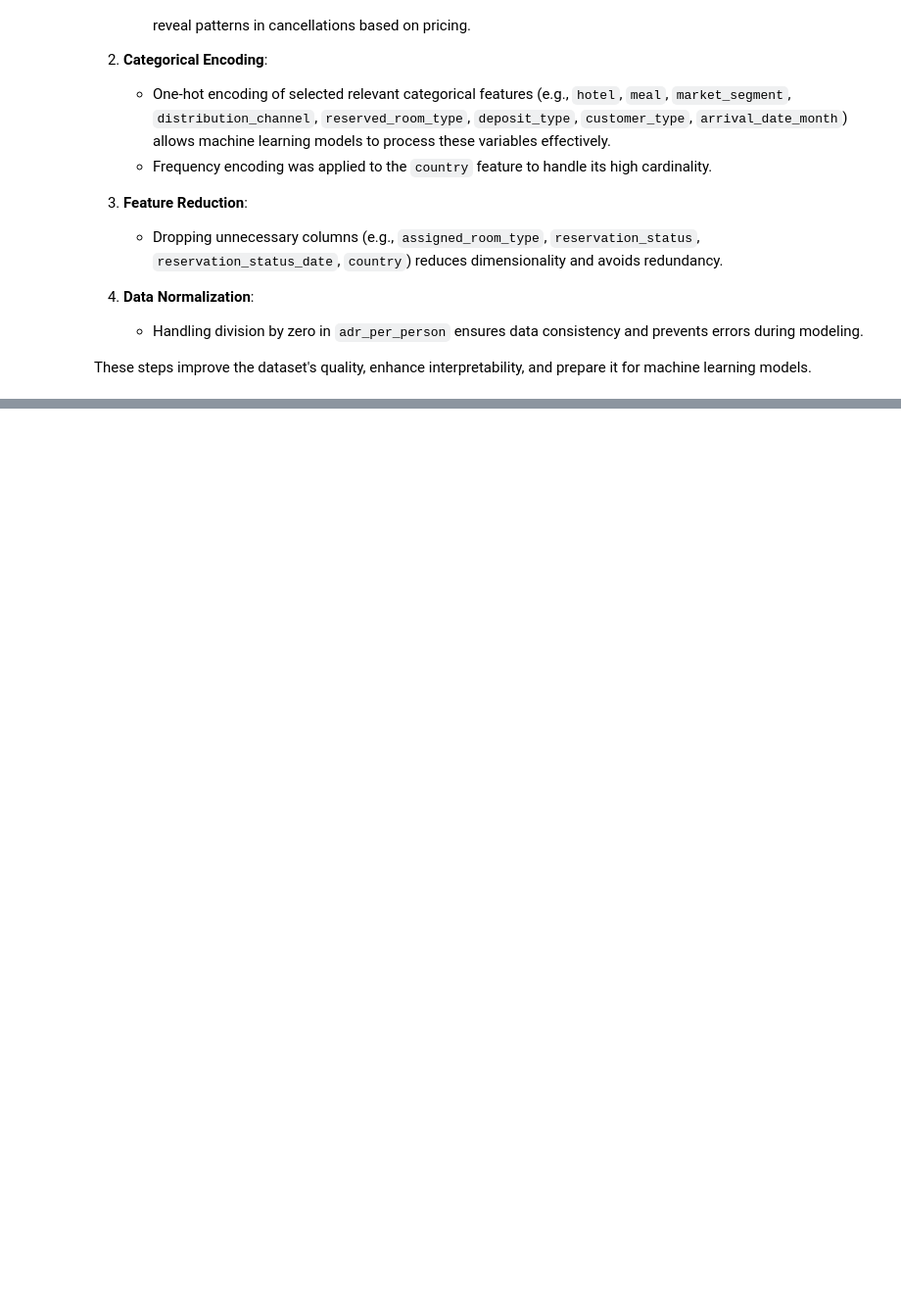
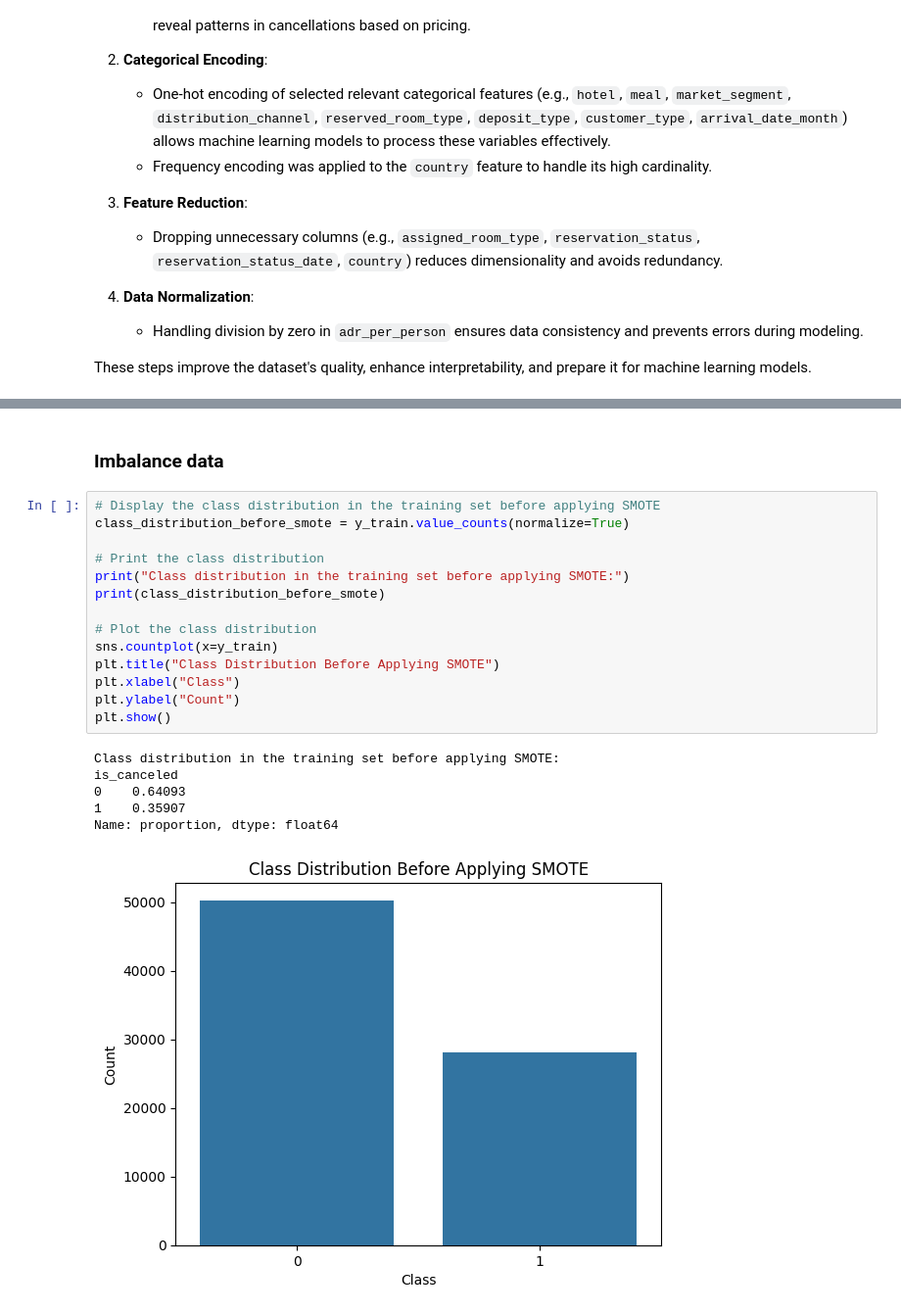
Before and after one commit to EitanKatz1/Hotel_bookin_demand, a Jupyter notebook: Hotel_bookin_demand_EDA.ipynb, the cells around one changed output, grey strips where cells are left out. Shown at 98% size. Drawn from its saved outputs; the diff is of its cells as text; blank space fills up the shorter version.

Commit message:
Add imbalance data and scale

```diff
--- a/Hotel_bookin_demand_EDA.ipynb
+++ b/Hotel_bookin_demand_EDA.ipynb
@@ -661,2 +671,25 @@ Note: you may need to restart the kernel to use updated packages.
 Training set size: (78447, 63)
 Testing set size: (19612, 63)
+# %% [markdown]
+### Imbalance data
+# %%
+# Display the class distribution in the training set before applying SMOTE
+class_distribution_before_smote = y_train.value_counts(normalize=True)
+
+# Print the class distribution
+print("Class distribution in the training set before applying SMOTE:")
+print(class_distribution_before_smote)
+
+# Plot the class distribution
+sns.countplot(x=y_train)
+plt.title("Class Distribution Before Applying SMOTE")
+plt.xlabel("Class")
+plt.ylabel("Count")
+plt.show()
+# %% [output]
+Class distribution in the training set before applying SMOTE:
+is_canceled
+0    0.64093
+1    0.35907
+Name: proportion, dtype: float64
+[figure, added]
```
Also changed, not shown: parts of 6 cells of this notebook.
